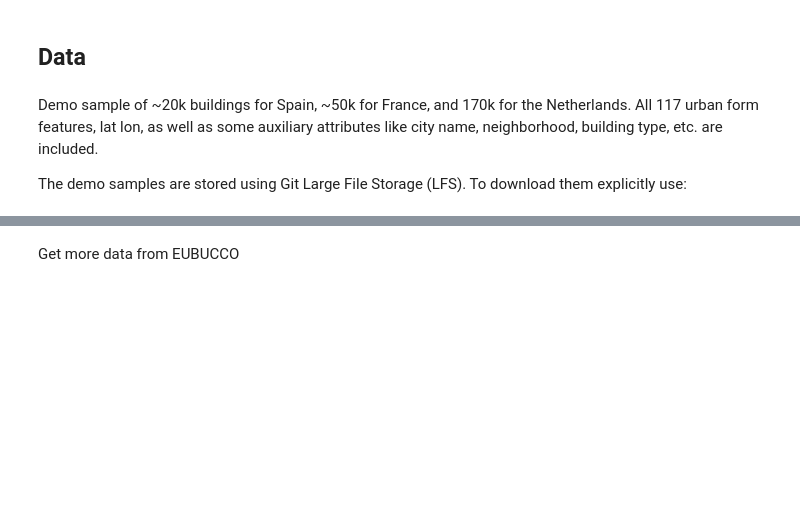
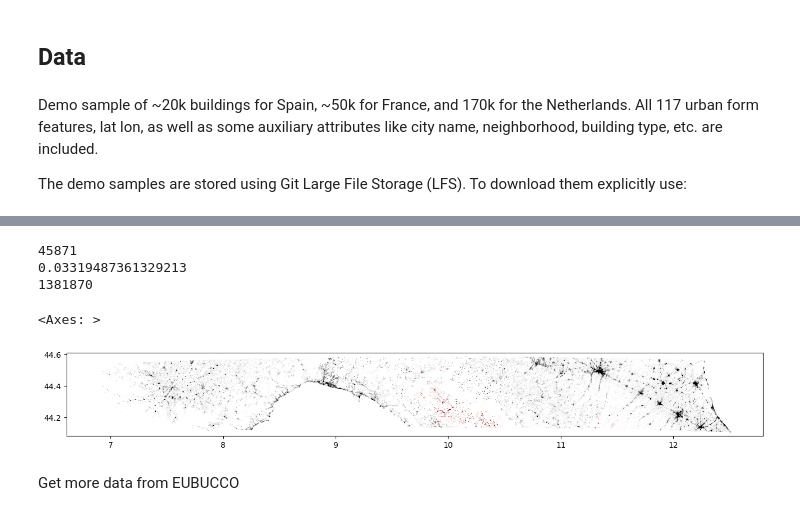
Before and after one commit to cofler/ufo-prediction, a Jupyter notebook: demo/demo.ipynb, the cells around one changed output, grey strips where cells are left out. Saved outputs shown, nothing was run; the diff lists cells and outputs as text; code cells hidden in the pictures; blank space fills up the shorter version.

```diff
--- a/demo/demo.ipynb
+++ b/demo/demo.ipynb
@@ -80,3 +118,29 @@ df.tail()
+# %%
+#age_true =
+age_true = [not item for item in pd.isna(df_ll['age'])]
+#print(age_true[1])
+#print(len(df_ll))
+#age_true.sum()
+#print(len(df_ll)- age_true.sum())
+print(len(df_ll[age_true]))
+print(len(df_ll[age_true])/len(df_ll))
+print(len(df_ll))
+
+fig, ax = plt.subplots(figsize=(16, 16))
+df_ll.plot(ax  = ax, color = "black")
+df_ll[age_true].plot(ax  = ax, color = "red")
+# for i in range(len(age_true)):
+#     if(age_true[i]):
+#         df_ll.loc[i]
+       #print(df_ll[i])
+#df_ll.loc[age_true]
+#df_ll.head()
+# %% [output]
+45871
+0.03319487361329213
+1381870
+<Axes: >
+[figure, added]
 # %% [markdown]
 Get more data from EUBUCCO
 # %%
```
Also changed, not shown: parts of 9 cells of this notebook, 7 other files.
